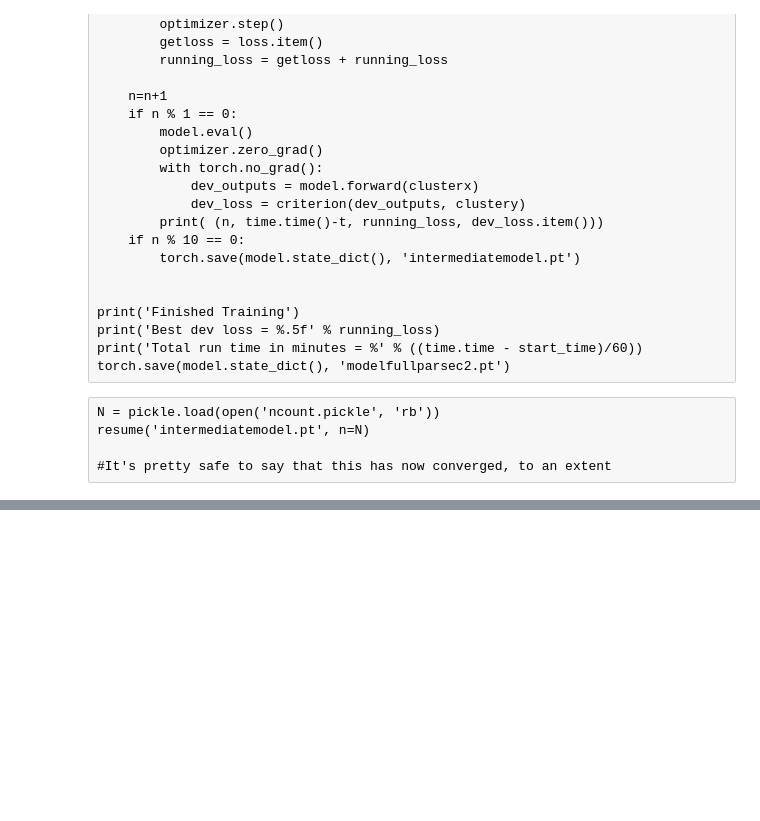
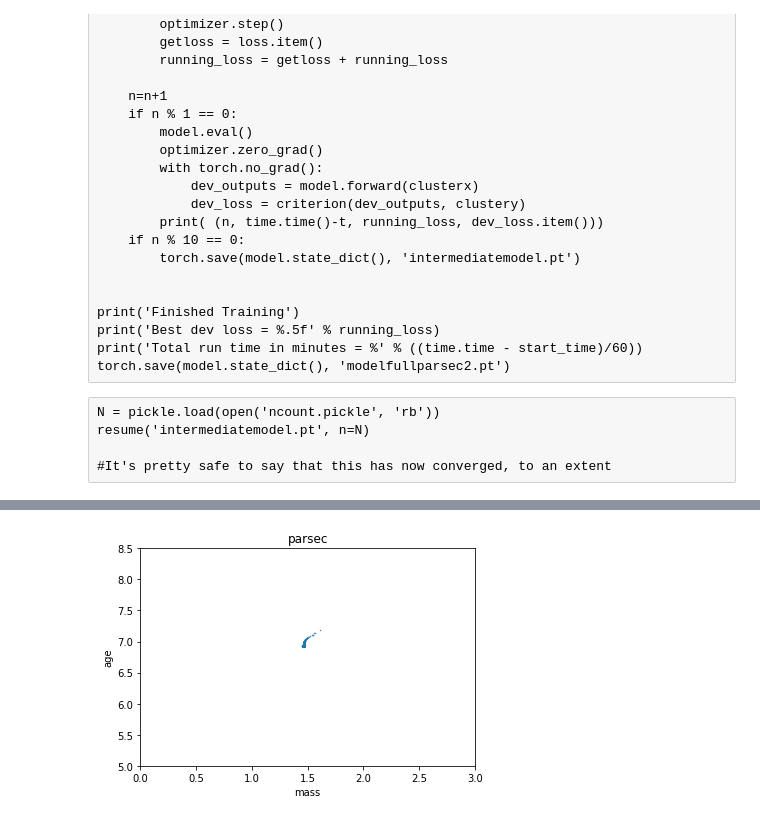
Before and after one commit to aidantmcb/YSO-ML, a Jupyter notebook: Code/YSO_Learning.ipynb, the cells around one changed output, grey strips where cells are left out. Drawn from its saved outputs; the diff is of its cells as text; code cells hidden in the pictures; blank space fills up the shorter version.

```diff
--- a/Code/YSO_Learning.ipynb
+++ b/Code/YSO_Learning.ipynb
@@ -496,8 +520,7 @@ model = Net(input_shape=(1,12), outputsize = 6)
 k = torch.load('intermediatemodel.pt')
 model = model.to(device)
 
-dataX = dataX.to(device)
-dataY = dataY.to(device)
+datax = dataX.to(device)
 
 model.eval()
 a = model(datax)
@@ -506,0 +528,10 @@ plt.plot((result.mass+.5)*3, (result.age+.5)*2+6, '.')
+# %%
+plt.scatter((result.mass+0.5)*3,(result.age+0.5)*2+6,s=0.2)
+plt.xlim(0,3)
+plt.ylim(5,8.5)
+plt.xlabel('mass')
+plt.ylabel('age')
+plt.title('parsec')
+plt.show()
+# %% [output]
+[figure, added]
```
Also changed, not shown: parts of 10 cells of this notebook, 4 other files.
